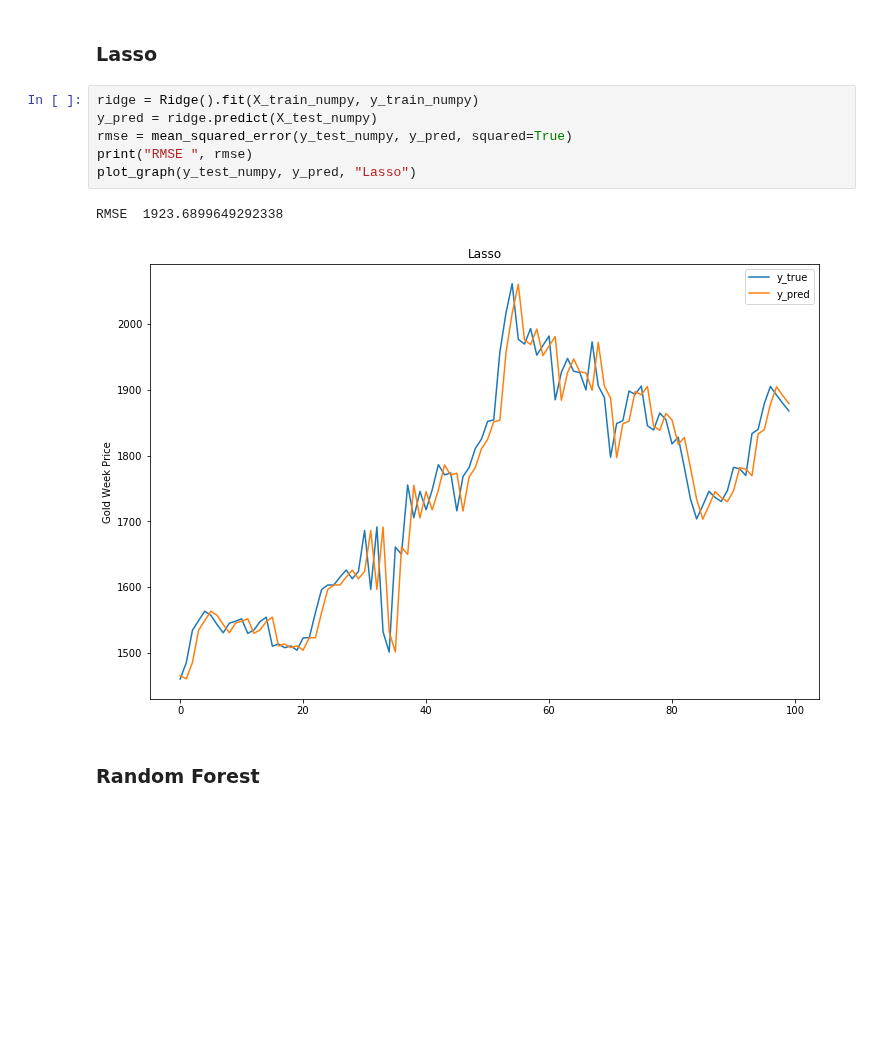
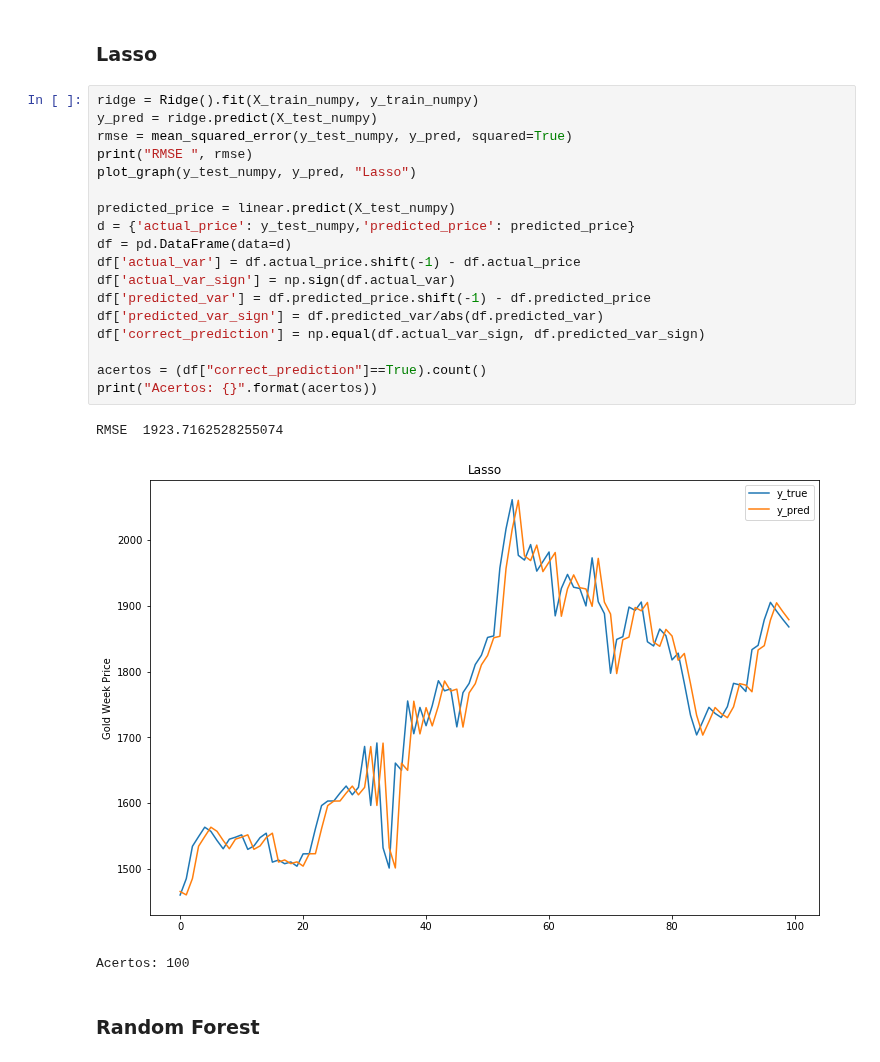
Before and after one commit to andisantos/MO431-432, a Jupyter notebook: MO432/T3/dre.ipynb, the cells around one changed output. Cells and saved outputs as stored; diff of their text form; blank space fills up the shorter version.

```diff
--- a/MO432/T3/dre.ipynb
+++ b/MO432/T3/dre.ipynb
@@ -115,13 +130,26 @@ RMSE  1923.6899448317824
 # %% [markdown]
 ### Lasso
-# %%
-ridge = Ridge().fit(X_train_numpy, y_train_numpy)
-y_pred = ridge.predict(X_test_numpy)
-rmse = mean_squared_error(y_test_numpy, y_pred, squared=True)
-print("RMSE ", rmse)
-plot_graph(y_test_numpy, y_pred, "Lasso")
-# %% [output]
-RMSE  1923.6899649292338
-[figure, removed]
+# %%
+ridge = Ridge().fit(X_train_numpy, y_train_numpy)
+y_pred = ridge.predict(X_test_numpy)
+rmse = mean_squared_error(y_test_numpy, y_pred, squared=True)
+print("RMSE ", rmse)
+plot_graph(y_test_numpy, y_pred, "Lasso")
+
+predicted_price = linear.predict(X_test_numpy)
+d = {'actual_price': y_test_numpy,'predicted_price': predicted_price}
+df = pd.DataFrame(data=d)
+df['actual_var'] = df.actual_price.shift(-1) - df.actual_price
+df['actual_var_sign'] = np.sign(df.actual_var)
+df['predicted_var'] = df.predicted_price.shift(-1) - df.predicted_price
+df['predicted_var_sign'] = df.predicted_var/abs(df.predicted_var)
+df['correct_prediction'] = np.equal(df.actual_var_sign, df.predicted_var_sign)
+
+acertos = (df["correct_prediction"]==True).count()
+print("Acertos: {}".format(acertos))
+# %% [output]
+RMSE  1923.7162528255074
+[figure, added]
+Acertos: 100
 # %% [markdown]
 ### Random Forest
```
Also changed, not shown: parts of 19 cells of this notebook.
